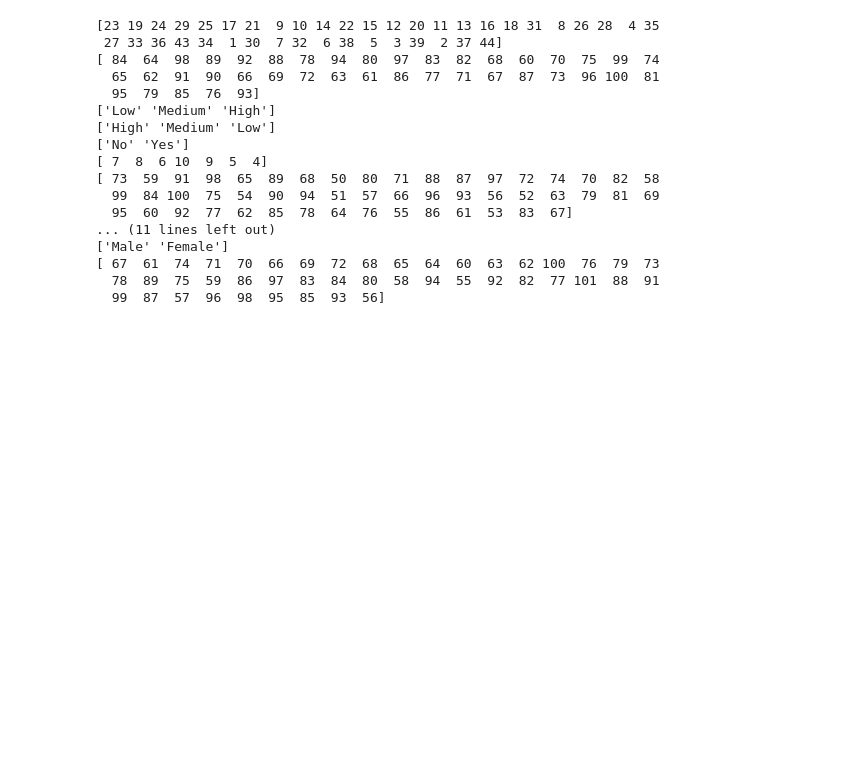
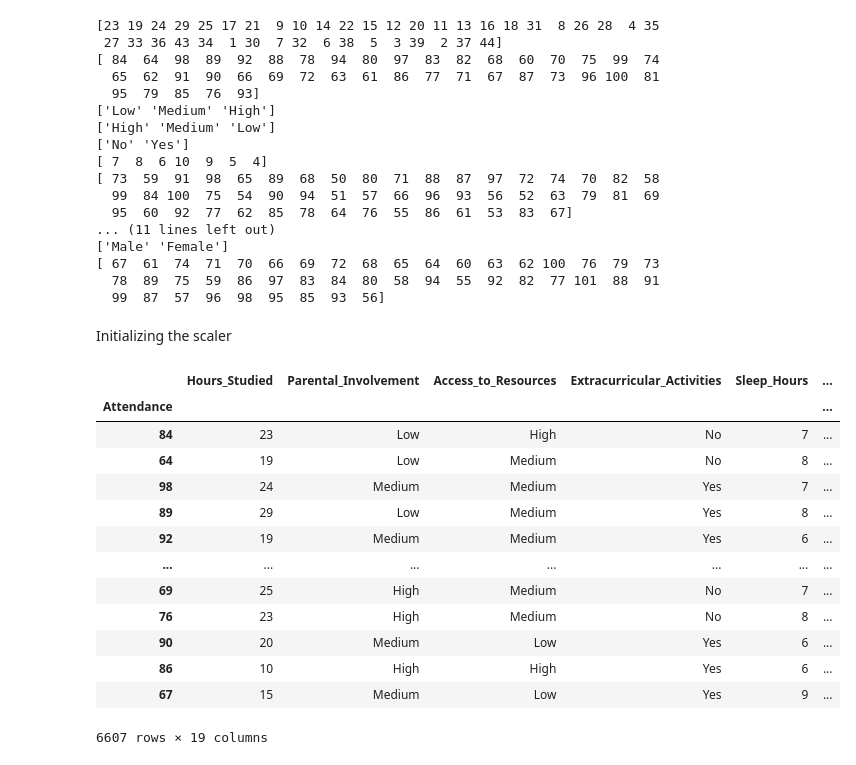
Before and after one commit to RafaelAngeloChristianto/Student-Performance-Prediction-And-Recommender, a Jupyter notebook: main.ipynb, the cells around one changed output. Saved outputs shown, nothing was run; the diff lists cells and outputs as text; code cells hidden in the pictures; blank space fills up the shorter version.

```diff
--- a/main.ipynb
+++ b/main.ipynb
@@ -82,0 +89,20 @@ for column in df.c:
+# %% [markdown]
+Initializing the scaler
+# %%
+df = pd.read_csv("datasets/StudentPerformanceFactors.csv", index_col = "Attendance")
+df
+# %% [output]
+|  | Hours_Studied | Parental_Involvement | Access_to_Resources | Extracurricular_Activities | Sleep_Hours | ... |
+| Attendance |  |  |  |  |  | ... |
+| 84 | 23 | Low | High | No | 7 | ... |
+| 64 | 19 | Low | Medium | No | 8 | ... |
+| 98 | 24 | Medium | Medium | Yes | 7 | ... |
+| 89 | 29 | Low | Medium | Yes | 8 | ... |
+| 92 | 19 | Medium | Medium | Yes | 6 | ... |
+| ... | ... | ... | ... | ... | ... | ... |
+| 69 | 25 | High | Medium | No | 7 | ... |
+| 76 | 23 | High | Medium | No | 8 | ... |
+| 90 | 20 | Medium | Low | Yes | 6 | ... |
+| 86 | 10 | High | High | Yes | 6 | ... |
+| 67 | 15 | Medium | Low | Yes | 9 | ... |
+6607 rows × 19 columns
```
Also changed, not shown: parts of 14 cells of this notebook.
